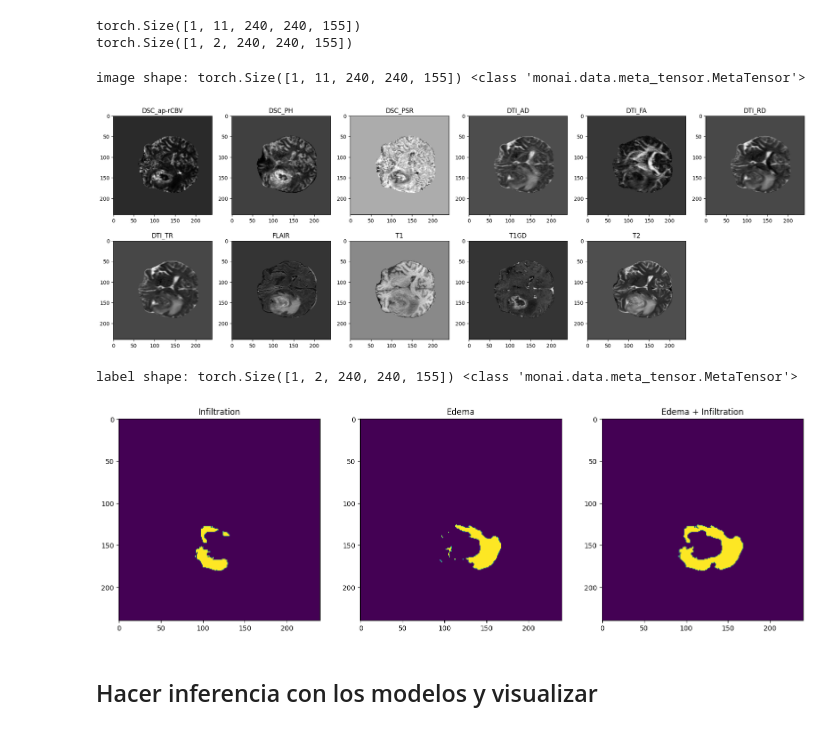
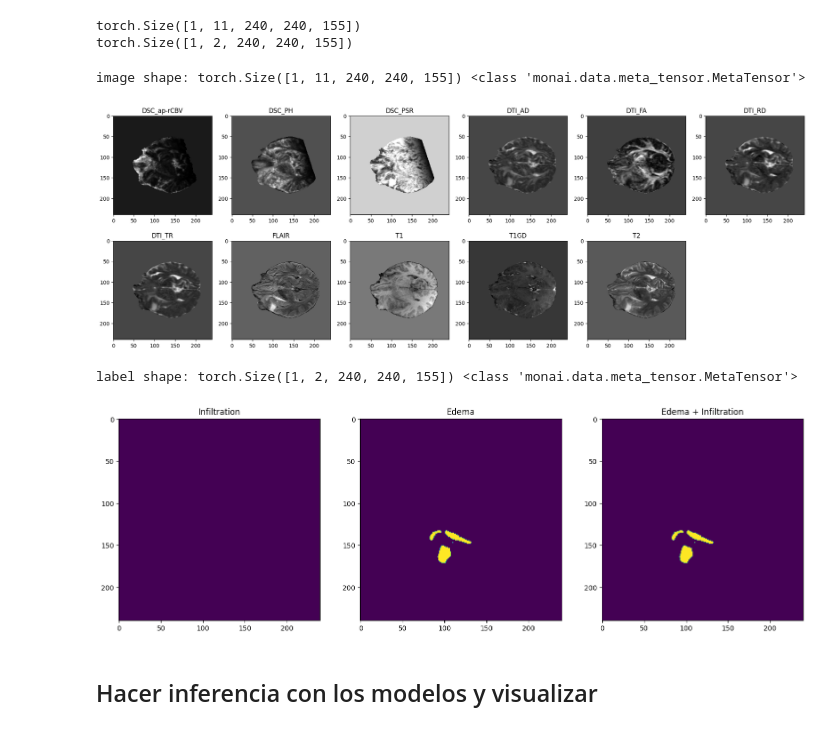
Before and after one commit to GBM-images-research/Swin_transformer_UPennGBM, a Jupyter notebook: ver_transformaciones.ipynb, the cells around one changed output. Saved outputs shown, nothing was run; the diff lists cells and outputs as text; code cells hidden in the pictures.

```diff
--- a/ver_transformaciones.ipynb
+++ b/ver_transformaciones.ipynb
@@ -130,37 +130,37 @@ torch.Size([1, 2, 240, 240, 155])
 # pick one image from DecathlonDataset to visualize and check the 4 channels
 # N_ROI -> hatsa 0.5cm alrededor del TC
 # F_ROI -> entre 1 y 4 cm alrededor del TC
 nombres=["DSC_ap-rCBV","DSC_PH", "DSC_PSR", "DTI_AD", "DTI_FA", "DTI_RD", "DTI_TR", "FLAIR", "T1", "T1GD", "T2",]
 #val_data_example = train_set[60]
-sl=70 #70 32
+sl=60 #70 32
 print(f"image shape: {val_data_example['image'].shape}", type(val_data_example['image']))
 plt.figure("image", (24, 8))
 for i in range(11):
     plt.subplot(2, 6, i + 1)
     plt.title(nombres[i])
     plt.imshow(val_data_example["image"][0][i, :, :, sl].cpu(), cmap="gray") # .detach()
 plt.show()
 # also visualize the 3 channels label corresponding to this image
 print(f"label shape: {val_data_example['label'].shape}", type(val_data_example['label']))
 plt.figure("label", (18, 6))
 # my_title=['N_ROI (0-5mm)', 'F_ROI (+10mm)', 'N_ROI + F_ROI']
 my_title=['Infiltration', 'Edema', 'Edema + Infiltration']
 for i in range(3):
     plt.subplot(1, 3, i + 1)
     plt.title(f"{my_title[i]}")
     if i<2:
         plt.imshow(val_data_example["label"][0][i, :, :, sl].cpu()) # .detach()
     else:
         #plt.imshow(val_data_example["label"][i, :, :, sl].detach().cpu())
         im_show=torch.from_numpy(np.logical_or(val_data_example["label"][0][0, :, :, sl], val_data_example["label"][0][1, :, :, sl])) # torch.from_numpy
         plt.imshow((im_show).cpu()) # .detach()
 
 plt.show()
 # %% [output]
 image shape: torch.Size([1, 11, 240, 240, 155]) <class 'monai.data.meta_tensor.MetaTensor'>
-[figure, old version]
+[figure, new version]
 label shape: torch.Size([1, 2, 240, 240, 155]) <class 'monai.data.meta_tensor.MetaTensor'>
-[figure, old version]
+[figure, new version]
 # %% [markdown]
 ## Hacer inferencia con los modelos y visualizar
 # %%
```
Also changed, not shown: 1 other file.
